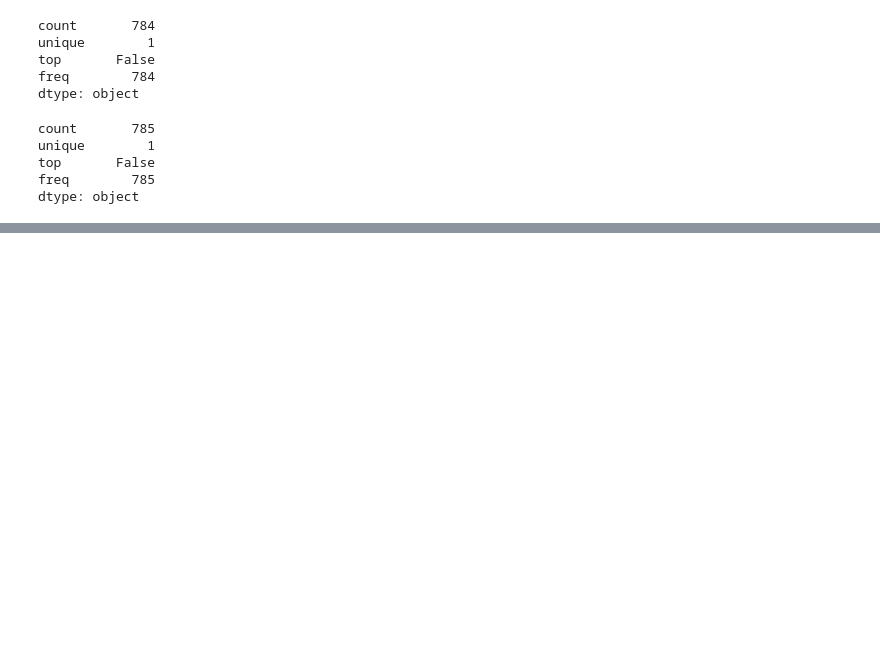
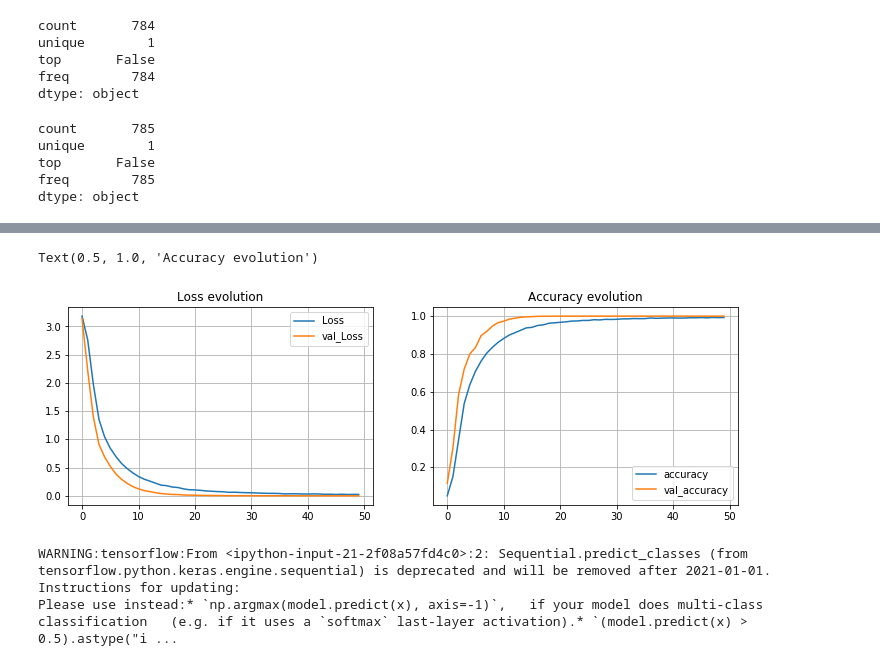
Before and after one commit to WestonKing-Leatham/ASL-Translator, a Jupyter notebook: Translating-ASL.ipynb, the cells around one changed output, grey strips where cells are left out. Drawn from its saved outputs; the diff is of its cells as text; code cells hidden in the pictures; blank space fills up the shorter version.

Commit message:
Training our CNN

```diff
--- a/Translating-ASL.ipynb
+++ b/Translating-ASL.ipynb
@@ -94,6 +94,10 @@ dtype: object
 #Specifying class labels
 class_names = ['A', 'B', 'C', 'D', 'E', 'F', 'G', 'H', 'I', 'J', 'K',
                'L', 'M', 'N', 'O', 'P', 'Q', 'R', 'S', 'T', 'U', 'V', 'W', 'X', 'Y' ]
+# %%
+# Create training and testing arrays
+train_set = np.array(train, dtype = 'float32')
+test_set = np.array(test, dtype='float32')
 # %%
 # Prepare the training and testing dataset
 X_train = train_set[:, 1:] / 255
@@ -121,0 +171,7 @@ print(X_validate.shape)
+# %%
+#Compiling
+cnn_model.compile(loss ='sparse_categorical_crossentropy', optimizer='adam' ,metrics =['accuracy'])
+# %%
+#Training the CNN model
+history = cnn_model.fit(
+    X_train, y_train, batch_size = 512, epochs = 50, verbose = 1, validation_data = (X_validate, y_validate))
@@ -121,0 +196,27 @@ print(X_validate.shape)
+# %%
+#Visualizing training performance
+plt.figure(figsize=(12, 8))
+
+plt.subplot(2, 2, 1)
+plt.plot(history.history['loss'], label='Loss')
+plt.plot(history.history['val_loss'], label='val_Loss')
+plt.legend()
+plt.grid()
+plt.title('Loss evolution')
+
+plt.subplot(2, 2, 2)
+plt.plot(history.history['accuracy'], label='accuracy')
+plt.plot(history.history['val_accuracy'], label='val_accuracy')
+plt.legend()
+plt.grid()
+plt.title('Accuracy evolution')
+# %% [output]
+Text(0.5, 1.0, 'Accuracy evolution')
+[figure, added]
+# %%
+#Predictions for the test data
+predicted_classes = cnn_model.predict_classes(X_test)
+# %% [output]
+WARNING:tensorflow:From <ipython-input-21-2f08a57fd4c0>:2: Sequential.predict_classes (from tensorflow.python.keras.engine.sequential) is deprecated and will be removed after 2021-01-01.
+Instructions for updating:
+Please use instead:* `np.argmax(model.predict(x), axis=-1)`,   if your model does multi-class classification   (e.g. if it uses a `softmax` last-layer activation).* `(model.predict(x) > 0.5).astype("i ...
```
Also changed, not shown: parts of 5 cells of this notebook.
